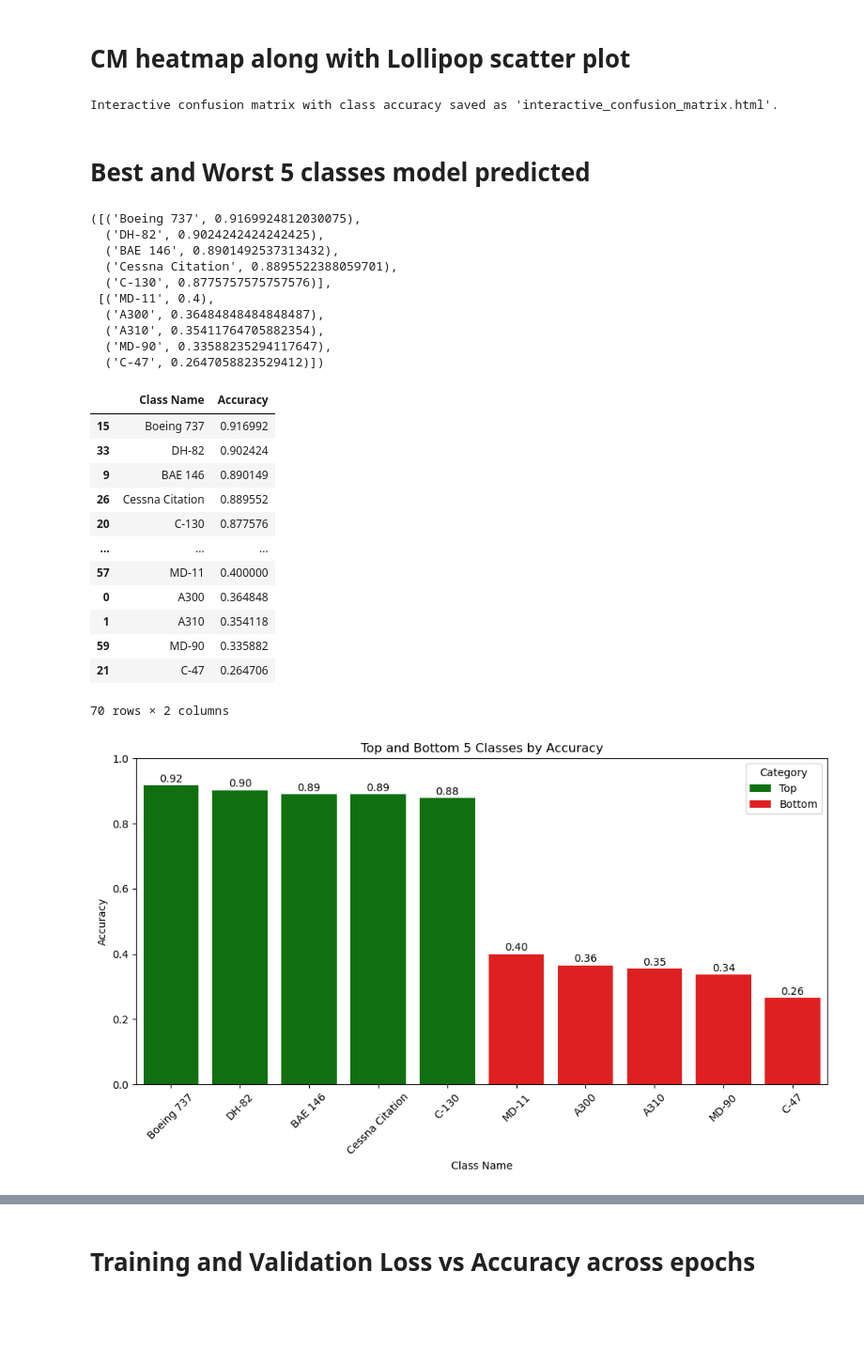
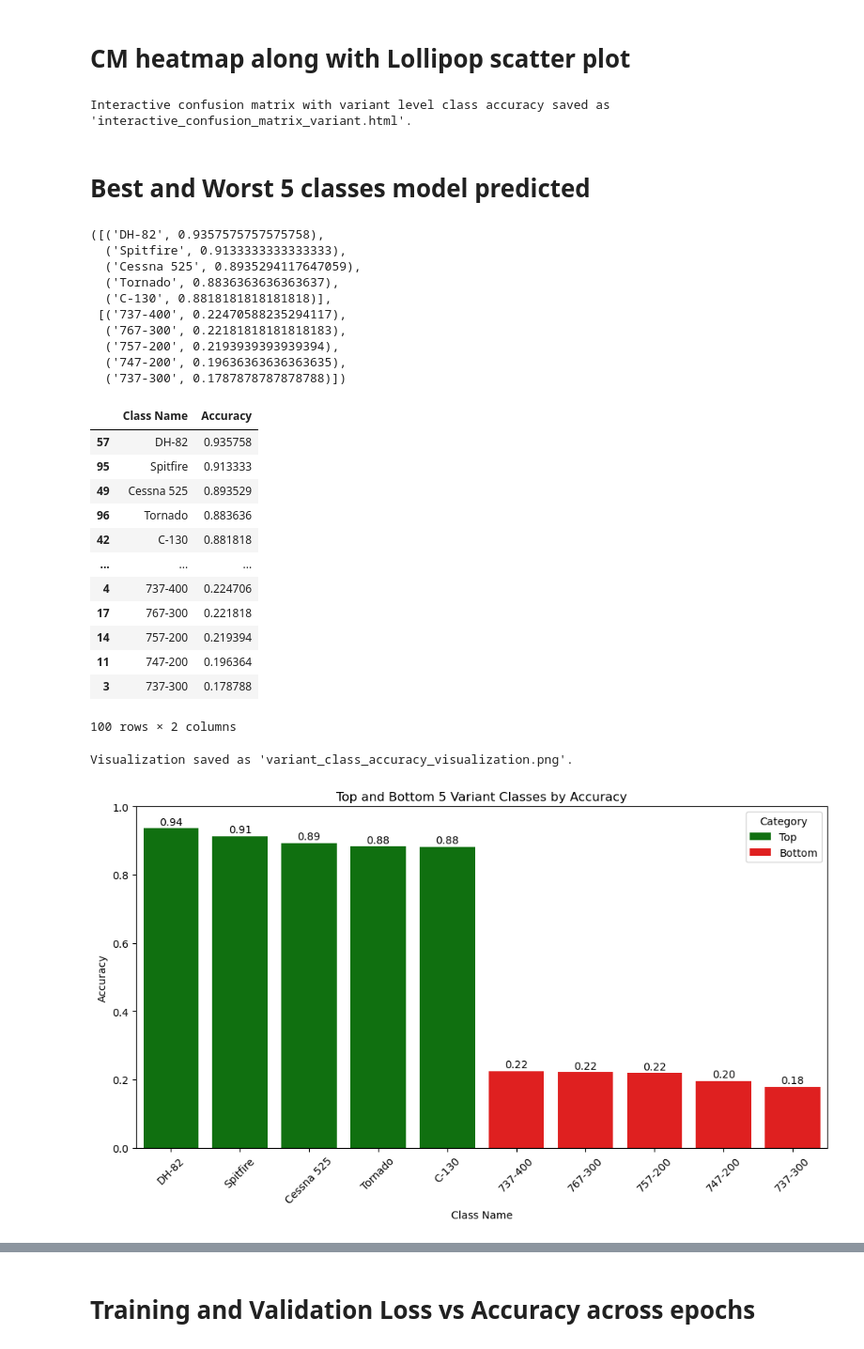
Before and after one commit to mabbts/CV_aircraft_classifier_capstone_project, a Jupyter notebook: Jupyter Notebooks/Base.ipynb, the cells around one changed output, grey strips where cells are left out. Shown at 94% size. Drawn from its saved outputs; the diff is of its cells as text; code cells hidden in the pictures; blank space fills up the shorter version.

```diff
--- a/Jupyter Notebooks/Base.ipynb
+++ b/Jupyter Notebooks/Base.ipynb
@@ -856,8 +856,8 @@ def objective(trial):
 # %% [markdown]
 # DataLoaders and DataSets instantiation
 # %%
-train_loader, val_loader, test_loader, num_classes, class_names = get_loaders(img_size=224,batch_size=16,annot='family')
-train_dataset, val_dataset, test_dataset = get_datasets(224,16,'family')
+train_loader, val_loader, test_loader, num_classes, class_names = get_loaders(img_size=224,batch_size=16,annot='variant')
+train_dataset, val_dataset, test_dataset = get_datasets(224,16,'variant')
 # %%
 num_classes
 # %% [output]
@@ -1073,16 +1073,16 @@ fig.add_trace(scatter, row=2, col=1)
 fig.update_layout(
     height=1000,
     width=1200,
-    title_text="Interactive Confusion Matrix with Class Accuracy",
+    title_text="Interactive Confusion Matrix with Variant Level Class Accuracy",
     xaxis2=dict(tickangle=315),
     margin=dict(t=100)
 )
 
-fig.write_html("interactive_confusion_matrix.html")
-print("Interactive confusion matrix with class accuracy saved as 'interactive_confusion_matrix.html'.")
+# fig.write_html("interactive_confusion_matrix_variant.html")
+# print("Interactive confusion matrix with variant level class accuracy saved as 'interactive_confusion_matrix_variant.html'.")
 fig.show()
 # %% [output]
-Interactive confusion matrix with class accuracy saved as 'interactive_confusion_matrix.html'.
+Interactive confusion matrix with variant level class accuracy saved as 'interactive_confusion_matrix_variant.html'.
 # %% [markdown]
 # Best and Worst 5 classes model predicted
 # %%
@@ -1097,16 +1097,16 @@ top_5 = sorted_by_accuracy[:5]
 bottom_5 = sorted_by_accuracy[-5:]
 top_5, bottom_5
 # %% [output]
-([('Boeing 737', 0.9169924812030075),
-  ('DH-82', 0.9024242424242425),
-  ('BAE 146', 0.8901492537313432),
-  ('Cessna Citation', 0.8895522388059701),
-  ('C-130', 0.8775757575757576)],
- [('MD-11', 0.4),
-  ('A300', 0.36484848484848487),
-  ('A310', 0.35411764705882354),
-  ('MD-90', 0.33588235294117647),
-  ('C-47', 0.2647058823529412)])
+([('DH-82', 0.9357575757575758),
+  ('Spitfire', 0.9133333333333333),
+  ('Cessna 525', 0.8935294117647059),
+  ('Tornado', 0.8836363636363637),
+  ('C-130', 0.8818181818181818)],
+ [('737-400', 0.22470588235294117),
+  ('767-300', 0.22181818181818183),
+  ('757-200', 0.2193939393939394),
+  ('747-200', 0.19636363636363635),
+  ('737-300', 0.1787878787878788)])
 # %%
 # Create a DataFrame
 df = pd.DataFrame({'Class Name': class_names, 'Accuracy': class_accuracy})
@@ -1117,43 +1117,44 @@ df_sorted = df.sort_values(by='Accuracy', ascending=False)
 df_sorted
 # %% [output]
 |  | Class Name | Accuracy |
-| 15 | Boeing 737 | 0.916992 |
-| 33 | DH-82 | 0.902424 |
-| 9 | BAE 146 | 0.890149 |
-| 26 | Cessna Citation | 0.889552 |
-| 20 | C-130 | 0.877576 |
+| 57 | DH-82 | 0.935758 |
+| 95 | Spitfire | 0.913333 |
+| 49 | Cessna 525 | 0.893529 |
+| 96 | Tornado | 0.883636 |
+| 42 | C-130 | 0.881818 |
 | ... | ... | ... |
-| 57 | MD-11 | 0.400000 |
-| 0 | A300 | 0.364848 |
-| 1 | A310 | 0.354118 |
-| 59 | MD-90 | 0.335882 |
-| 21 | C-47 | 0.264706 |
+| 4 | 737-400 | 0.224706 |
+| 17 | 767-300 | 0.221818 |
+| 14 | 757-200 | 0.219394 |
+| 11 | 747-200 | 0.196364 |
+| 3 | 737-300 | 0.178788 |
-70 rows × 2 columns
+100 rows × 2 columns
 # %%
 df_sorted = df_sorted.sort_values(by='Accuracy', ascending=False).reset_index(drop=True)
 
 # Extract top 5 and bottom 5 classes
 top5 = df_sorted.head(5).copy()
 bottom5 = df_sorted.tail(5).copy()
 top5['Category'] = 'Top'
 bottom5['Category'] = 'Bottom'
 df_vis = pd.concat([top5, bottom5], ignore_index=True)
 
 # Plot 1: Seaborn barplot of accuracy with color-coded categories
 plt.figure(figsize=(10, 6))
 sns.barplot(data=df_vis, x='Class Name', y='Accuracy', hue='Category', dodge=False, palette={'Top': 'green', 'Bottom': 'red'})
-plt.title('Top and Bottom 5 Classes by Accuracy')
+plt.title('Top and Bottom 5 Variant Classes by Accuracy')
 plt.ylim(0, 1)
 for i, row in df_vis.iterrows():
     plt.text(i, row['Accuracy'] + 0.01, f"{row['Accuracy']:.2f}", ha='center')
 plt.xticks(rotation=45)
 plt.tight_layout()
 
-# Save the plot
-#plt.savefig("class_accuracy_visualization.png")
-#print("Visualization saved as 'class_accuracy_visualization.png'.")
+#Save the plot
+# plt.savefig("variant_class_accuracy_visualization.png")
+# print("Visualization saved as 'variant_class_accuracy_visualization.png'.")
 # %% [output]
+Visualization saved as 'variant_class_accuracy_visualization.png'.
-[figure, old version]
+[figure, new version]
 # %%
 df_vis['Error Rate'] = 1 - df_vis['Accuracy']
 df_melted = df_vis.melt(id_vars=['Class Name'], value_vars=['Accuracy', 'Error Rate'], var_name='Metric', value_name='Value')
```
Also changed, not shown: parts of 7 cells of this notebook, 12 other files.
